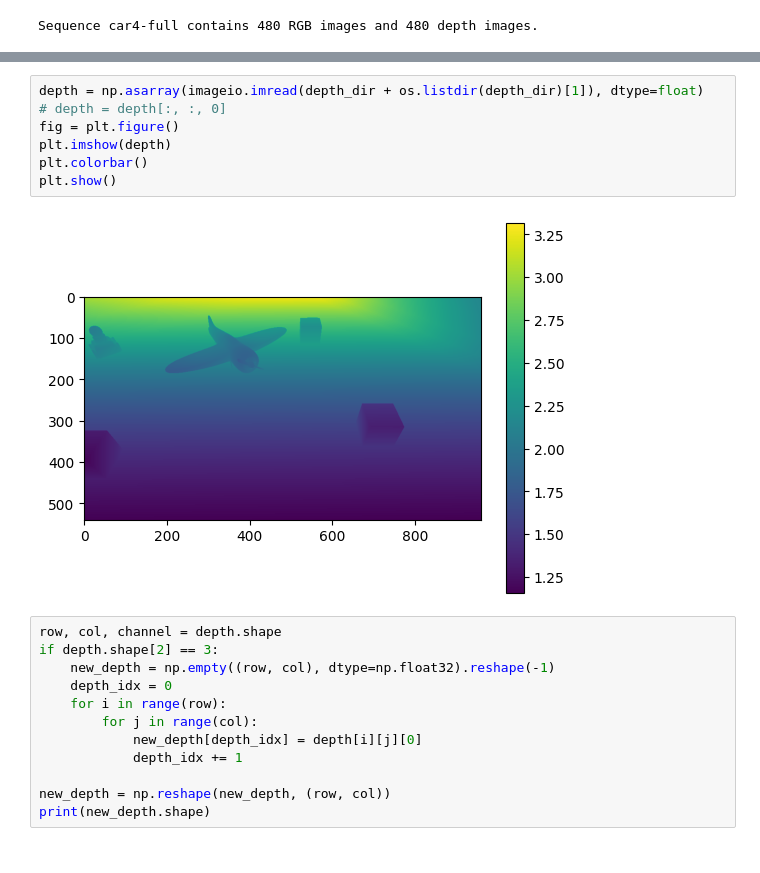
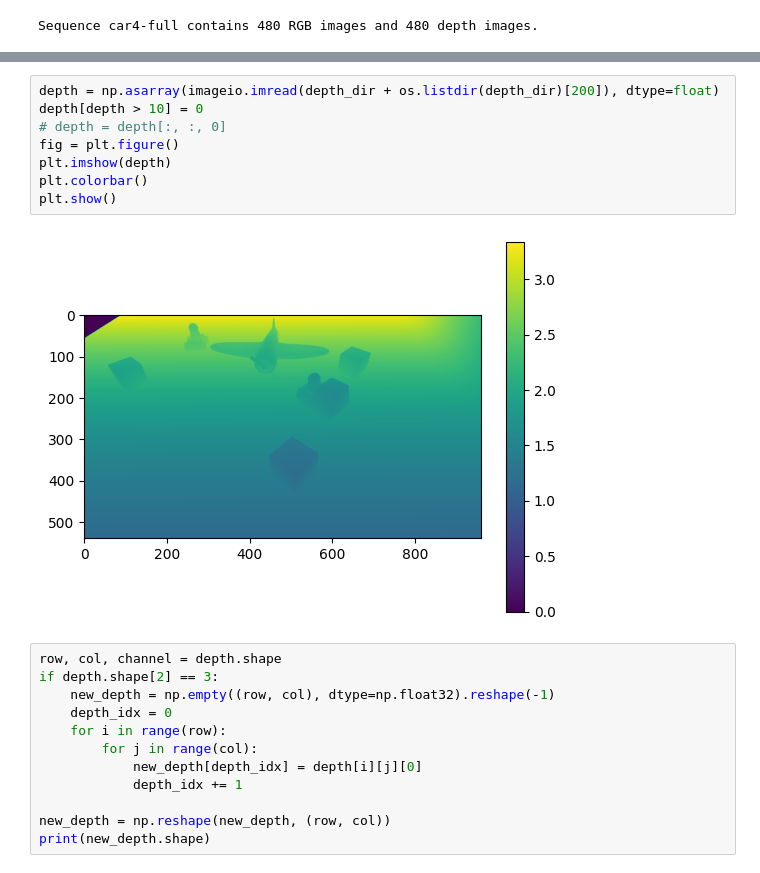
Before and after one commit to EdwardjkFeng/gradslam, a Jupyter notebook: scripts/trial.ipynb, the cells around one changed output, grey strips where cells are left out. Cells and saved outputs as stored; diff of their text form.

```diff
--- a/scripts/trial.ipynb
+++ b/scripts/trial.ipynb
@@ -53,12 +59,13 @@ float32
 # %%
-depth = np.asarray(imageio.imread(depth_dir + os.listdir(depth_dir)[1]), dtype=float)
+depth = np.asarray(imageio.imread(depth_dir + os.listdir(depth_dir)[200]), dtype=float)
+depth[depth > 10] = 0
 # depth = depth[:, :, 0]
 fig = plt.figure()
 plt.imshow(depth)
 plt.colorbar()
 plt.show()
 # %% [output]
-[figure, old version]
+[figure, new version]
 # %%
 row, col, channel = depth.shape
 if depth.shape[2] == 3:
```
Also changed, not shown: parts of 7 cells of this notebook, 2 other files.
